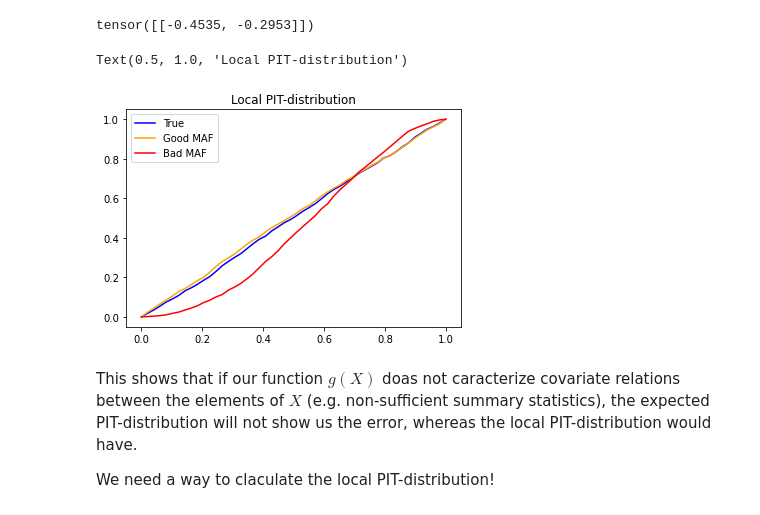
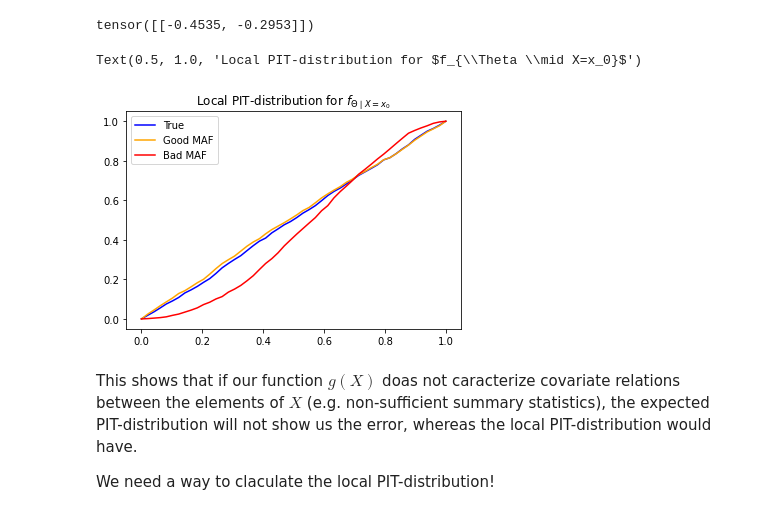
Before and after one commit to JuliaLinhart/valDiags_flows, a Jupyter notebook: PIT_for_ConditionalFlows.ipynb, the cells around one changed output. Saved outputs shown, nothing was run; the diff lists cells and outputs as text; code cells hidden in the pictures.

```diff
--- a/PIT_for_ConditionalFlows.ipynb
+++ b/PIT_for_ConditionalFlows.ipynb
@@ -170,23 +170,23 @@ tensor([[-0.4535, -0.2953]])
 # %%
 # expected PIT-distribution
 Z_x = norm.cdf(samples_theta_x, loc=x_0[:,0]+x_0[:,1], scale=1) # E_X[PIT(Theta, X, f_{Theta|X})]
 Z_maf_good_x = cdf_flow(samples_theta_x, context=x_0, flow=maf_good).detach().numpy() # E_X[PIT(Theta, X=x_0, good]
 Z_maf_bad_x = cdf_flow(samples_theta_x, context=x_0[:,0], flow=maf_bad).detach().numpy() # E_X[PIT(Theta, X=x_0, bad]
 
 # Plot pp_plot
 alphas = np.linspace(0,1)
 z_true_x = [np.mean(Z_x[:,0] < alpha) for alpha in alphas]
 z_maf_good_x = [np.mean(Z_maf_good_x[:,0] < alpha) for alpha in alphas]
 z_maf_bad_x = [np.mean(Z_maf_bad_x[:,0] < alpha) for alpha in alphas]
 
 plt.plot(alphas, z_true_x, color='blue', label='True')
 plt.plot(alphas, z_maf_good_x, color='orange', label='Good MAF')
 plt.plot(alphas, z_maf_bad_x, color='red', label='Bad MAF')
 plt.legend()
-plt.title('Local PIT-distribution')
+plt.title(r'Local PIT-distribution for $f_{\Theta \mid X=x_0}$')
 # %% [output]
-Text(0.5, 1.0, 'Local PIT-distribution')
+Text(0.5, 1.0, 'Local PIT-distribution for $f_{\\Theta \\mid X=x_0}$')
-[figure, old version]
+[figure, new version]
 # %% [markdown]
 This shows that if our function $g(X)$ doas not caracterize covariate relations between the elements of $X$ (e.g. non-sufficient summary statistics), the expected PIT-distribution will not show us the error, whereas the local PIT-distribution would have.
 
```
Also changed, not shown: parts of 1 cell of this notebook.
